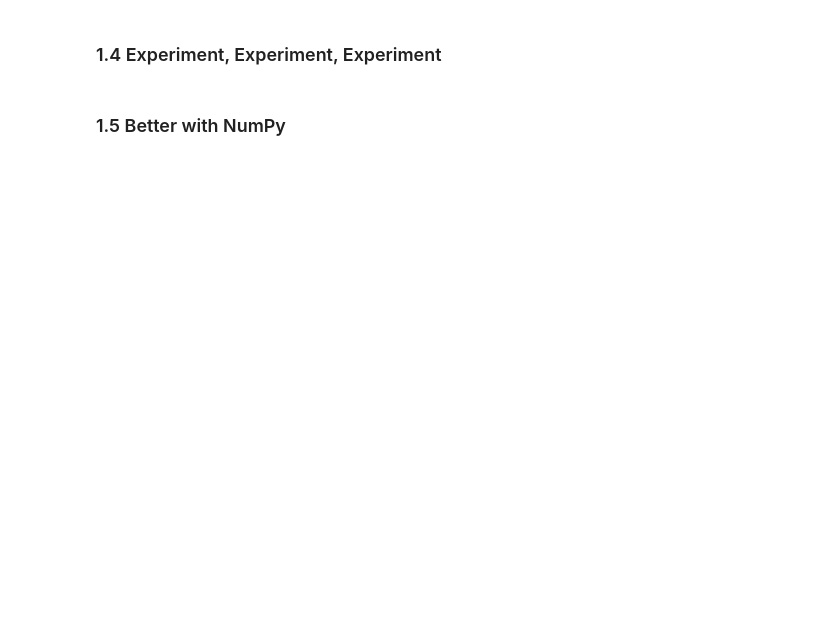
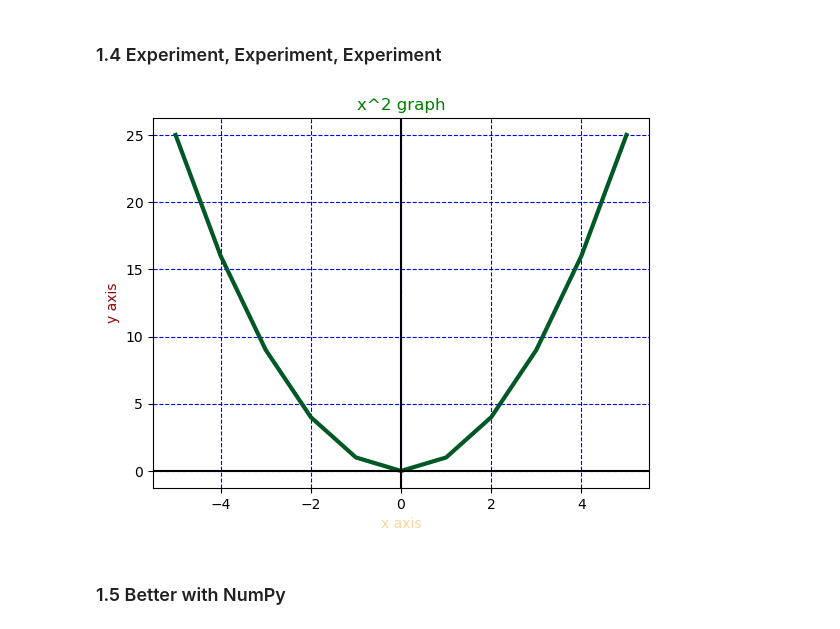
Before and after one commit to SPS-SP2273/learning-portfolio-yugan01, a Jupyter notebook: plotting/plotting_(need).ipynb, the cells around one changed output. Saved outputs shown, nothing was run; the diff lists cells and outputs as text; code cells hidden in the pictures; blank space fills up the shorter version.

```diff
--- a/plotting/plotting_(need).ipynb
+++ b/plotting/plotting_(need).ipynb
@@ -21,7 +62,18 @@
 ### 1.4 Experiment, Experiment, Experiment
 # %%
+x = [-5,-4,-3,-2,-1,0, 1, 2, 3, 4, 5]
+y = [25, 16, 9, 4, 1, 0, 1, 4, 9, 16, 25]
 
-# Your code here
+plt.plot(x,y, c = '#005824', lw = 3, ls = '-')
+plt.grid(alpha = 1, color = "blue", ls = '--') # thickness of gridlines
+plt.title("x^2 graph", color = 'green') # title
+plt.xlabel('x axis', c = '#fdd49e') # x label
+plt.ylabel('y axis', c = '#990000') # y label
+plt.axhline(y = 0, c = 'k') # x axis
+plt.axvline(x = 0, c = 'k') # y axis
+plt.show()
+# %% [output]
+[figure, added]
 # %% [markdown]
 ### 1.5 Better with NumPy
 # %%
```
Also changed, not shown: parts of 12 cells of this notebook, 2 other files.
